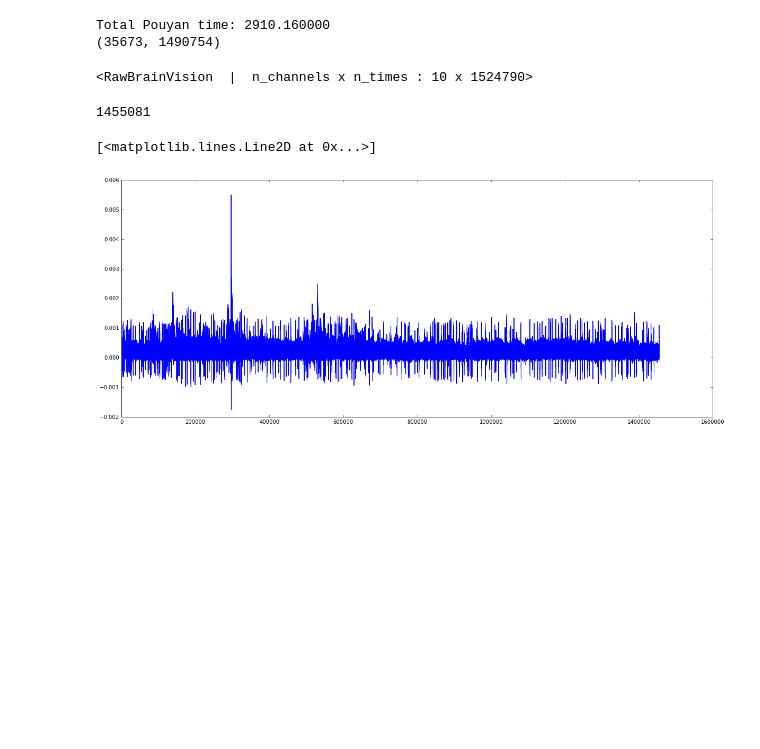
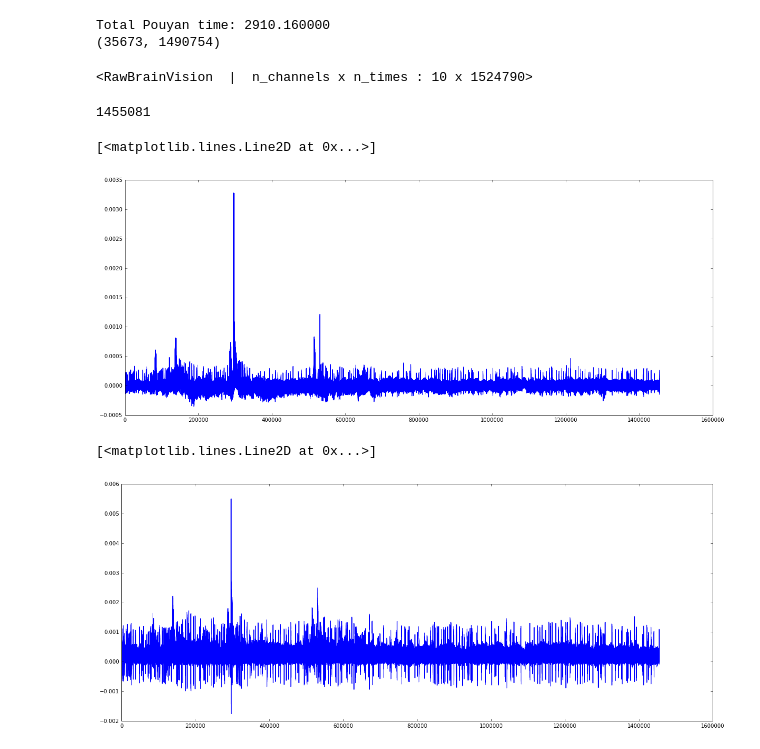
Before and after one commit to Avnerus/socialbonds, a Jupyter notebook: EEG Test.ipynb, the cells around one changed output. Saved outputs shown, nothing was run; the diff lists cells and outputs as text; code cells hidden in the pictures; blank space fills up the shorter version.

```diff
--- a/EEG Test.ipynb
+++ b/EEG Test.ipynb
@@ -71,8 +71,12 @@ print(specific_chans)
 <RawBrainVision  |  n_channels x n_times : 10 x 1524790>
 # %%
 print(len(data[0]))
+
+plot(data[5])
 # %% [output]
 1455081
+[<matplotlib.lines.Line2D at 0x...>]
+[figure, added]
 # %%
 def get_lpp(index):
     first_index = int(index + raw.info['sfreq'] * 0.4)
```
Also changed, not shown: 8 other files.
